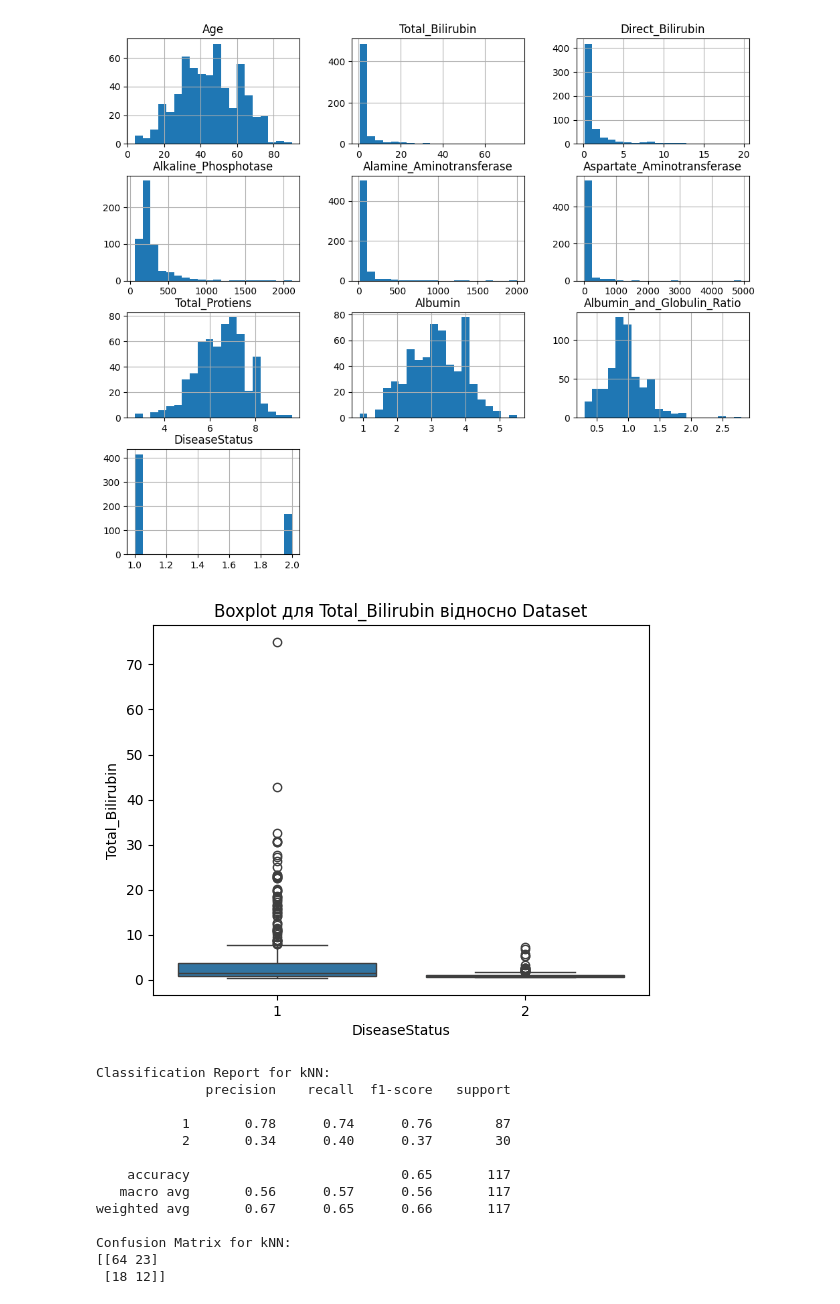
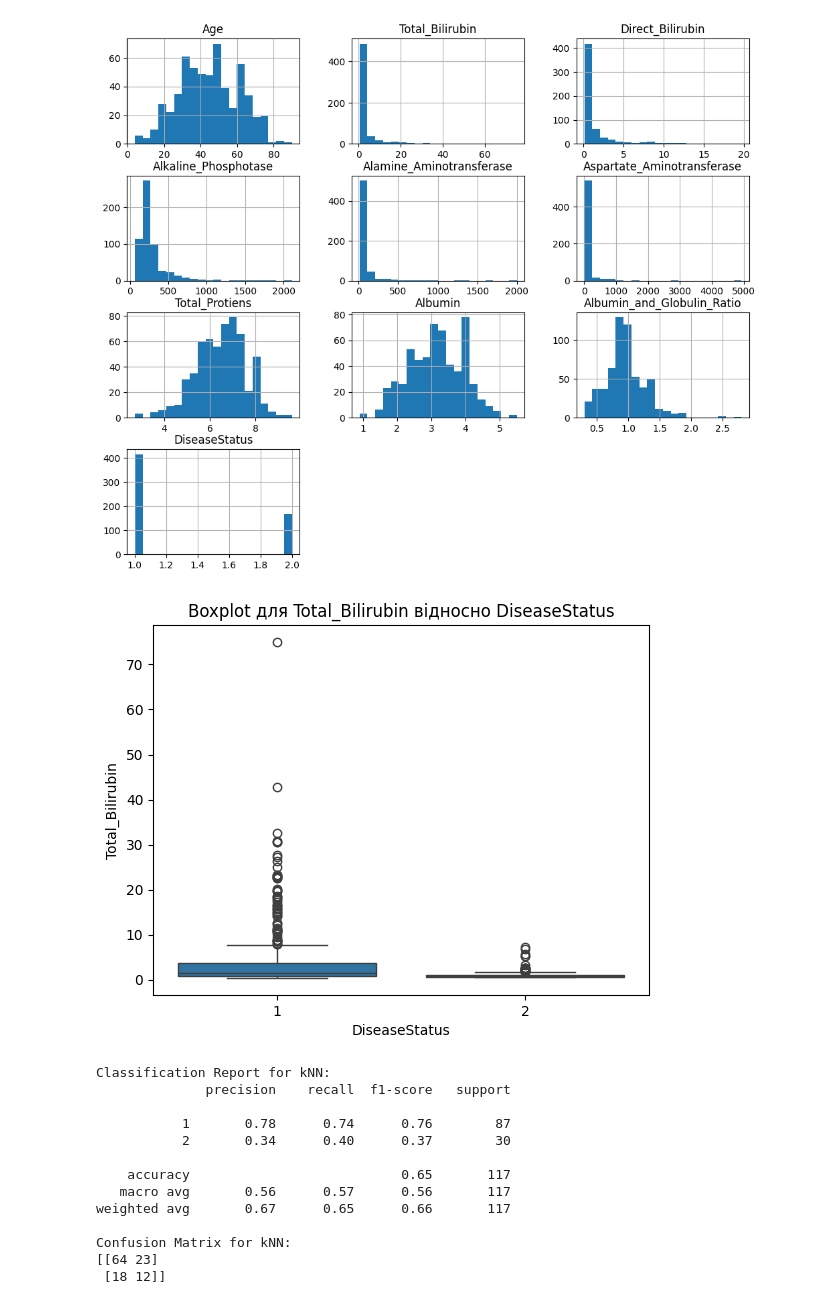
Before and after one commit to DmitriyRiabko/iad, a Jupyter notebook: lab1/iad1_riabko_fb-42mp.ipynb, the cells around one changed output. Cells and saved outputs as stored; diff of their text form; code cells hidden in the pictures.

```diff
--- a/lab1/iad1_riabko_fb-42mp.ipynb
+++ b/lab1/iad1_riabko_fb-42mp.ipynb
@@ -93,10 +93,10 @@ plt.show()
 # %%
 # Приклад побудови boxplot для ознаки Total_Bilirubin відносно цільової змінної Dataset
 sns.boxplot(x='DiseaseStatus', y='Total_Bilirubin', data=data)
-plt.title('Boxplot для Total_Bilirubin відносно Dataset')
+plt.title('Boxplot для Total_Bilirubin відносно DiseaseStatus')
 plt.show()
 # %% [output]
-[figure, old version]
+[figure, new version]
 # %%
 from sklearn.preprocessing import StandardScaler
 
```
